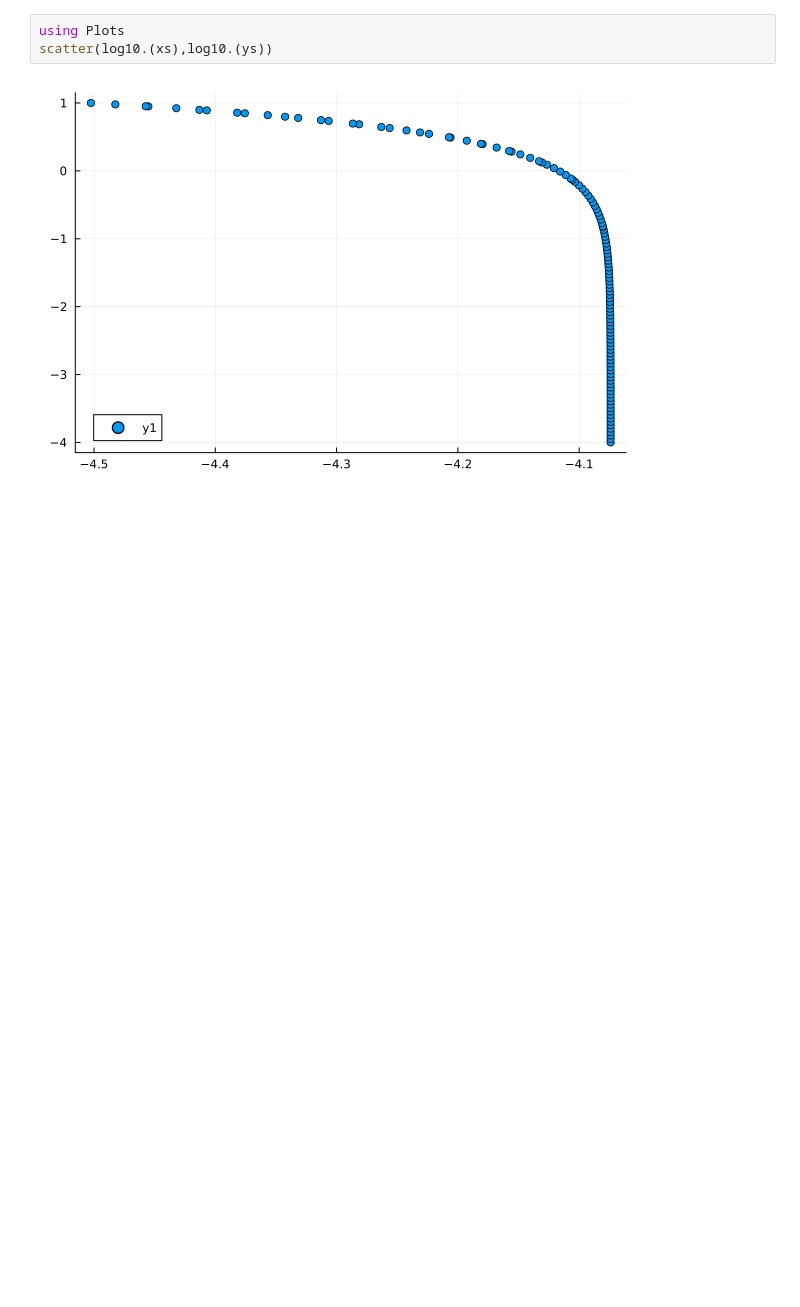
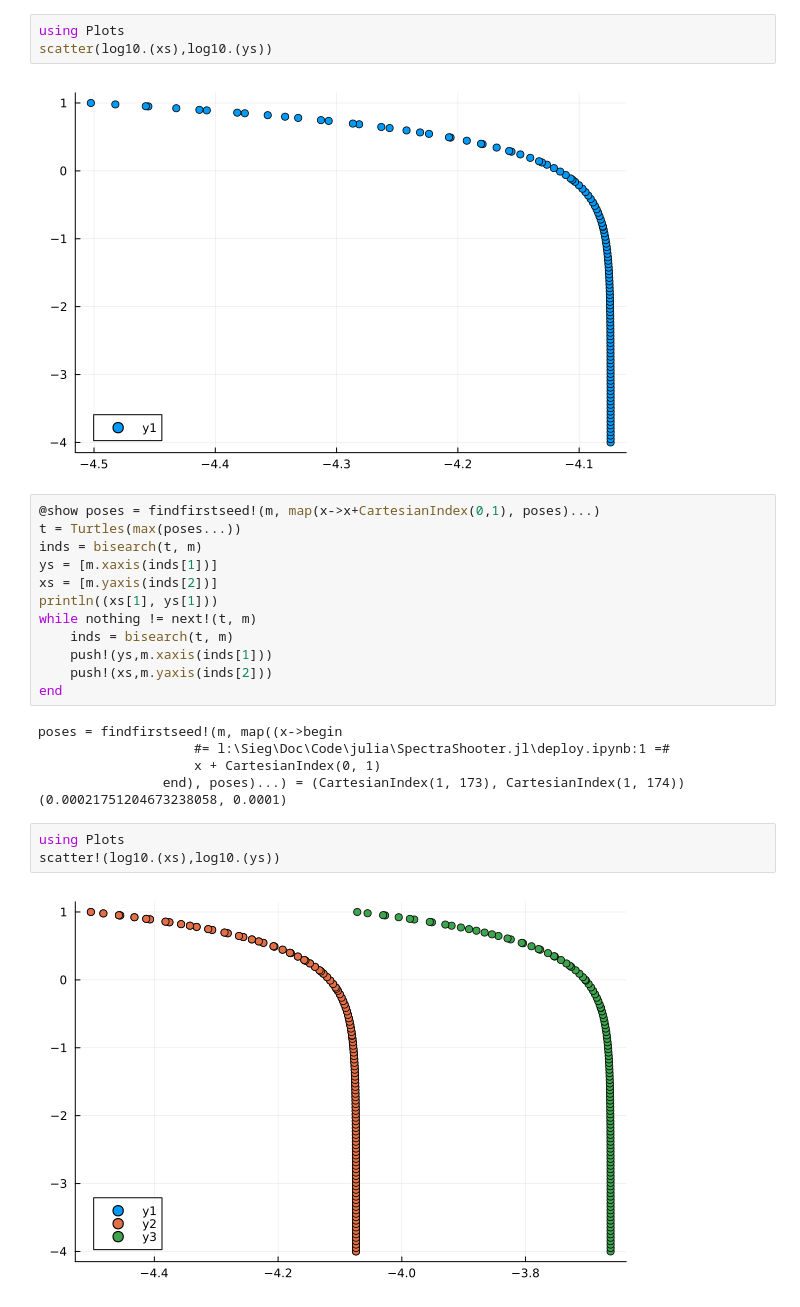
Before and after one commit to yardw/SpectraShooter.jl, a Jupyter notebook: deploy.ipynb, the cells around one changed output. Saved outputs shown, nothing was run; the diff lists cells and outputs as text; blank space fills up the shorter version.

Commit message:
add new spectra

```diff
--- a/deploy.ipynb
+++ b/deploy.ipynb
@@ -35,3 +35,26 @@ using Plots
 scatter(log10.(xs),log10.(ys))
 # %% [output]
 [figure]
+# %%
+@show poses = findfirstseed!(m, map(x->x+CartesianIndex(0,1), poses)...)
+t = Turtles(max(poses...))
+inds = bisearch(t, m)
+ys = [m.xaxis(inds[1])]
+xs = [m.yaxis(inds[2])]
+println((xs[1], ys[1]))
+while nothing != next!(t, m)
+    inds = bisearch(t, m)
+    push!(ys,m.xaxis(inds[1]))
+    push!(xs,m.yaxis(inds[2]))
+end
+# %% [output]
+poses = findfirstseed!(m, map((x->begin
+                    #= l:\Sieg\Doc\Code\julia\SpectraShooter.jl\deploy.ipynb:1 =#
+                    x + CartesianIndex(0, 1)
+                end), poses)...) = (CartesianIndex(1, 173), CartesianIndex(1, 174))
+(0.00021751204673238058, 0.0001)
+# %%
+using Plots
+scatter!(log10.(xs),log10.(ys))
+# %% [output]
+[figure, added]
```
Also changed, not shown: parts of 2 cells of this notebook.
